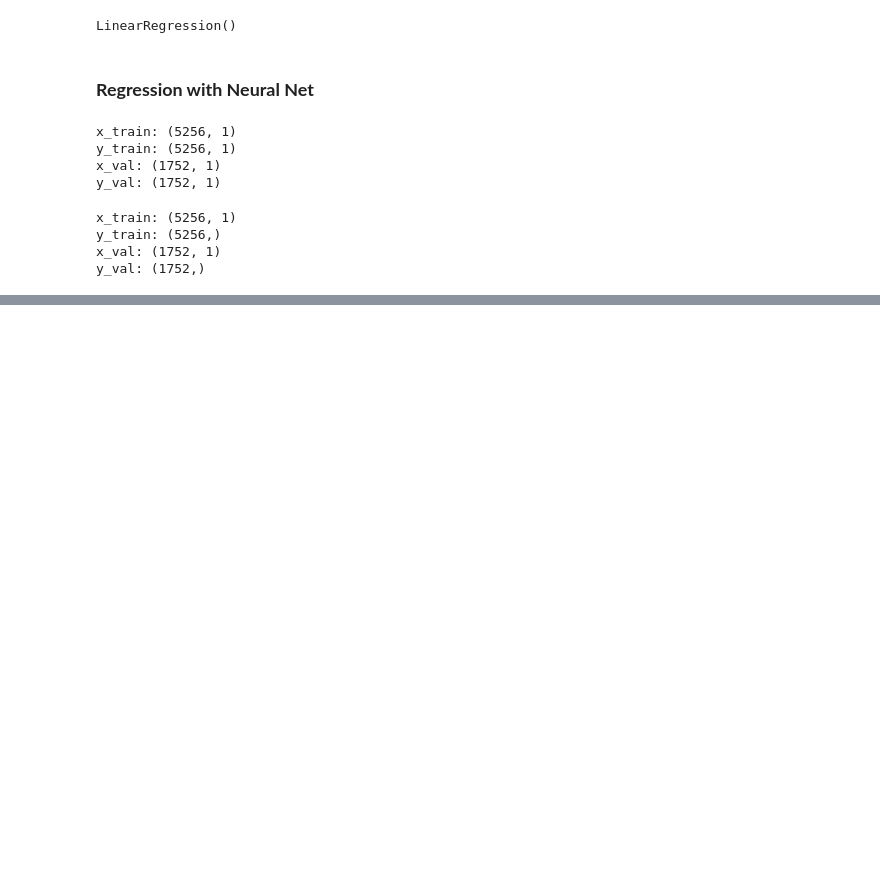
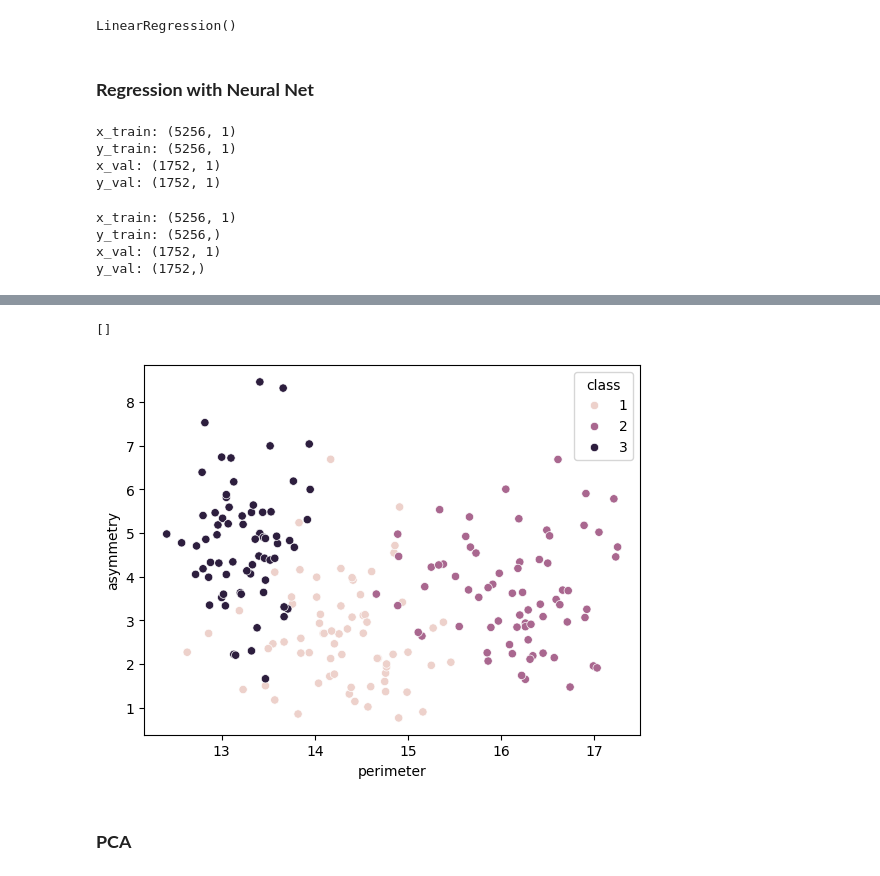
Before and after one commit to Zuhair0000/MAGIC, a Jupyter notebook: Magic.ipynb, the cells around one changed output, grey strips where cells are left out. Saved outputs shown, nothing was run; the diff lists cells and outputs as text; code cells hidden in the pictures; blank space fills up the shorter version.

```diff
--- a/Magic.ipynb
+++ b/Magic.ipynb
@@ -445,0 +523,8 @@ _ = plt.plot(lims, lims, c='red')
+# %%
+sns.scatterplot(x=x, y=y, data=df, hue='class')
+plt.plot()
+# %% [output]
+[]
+[figure, added]
+# %% [markdown]
+### **PCA**
```
Also changed, not shown: parts of 36 cells of this notebook.
